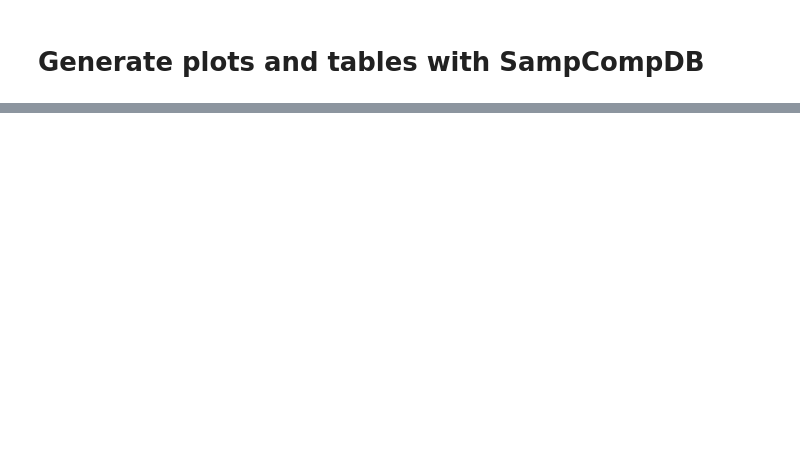
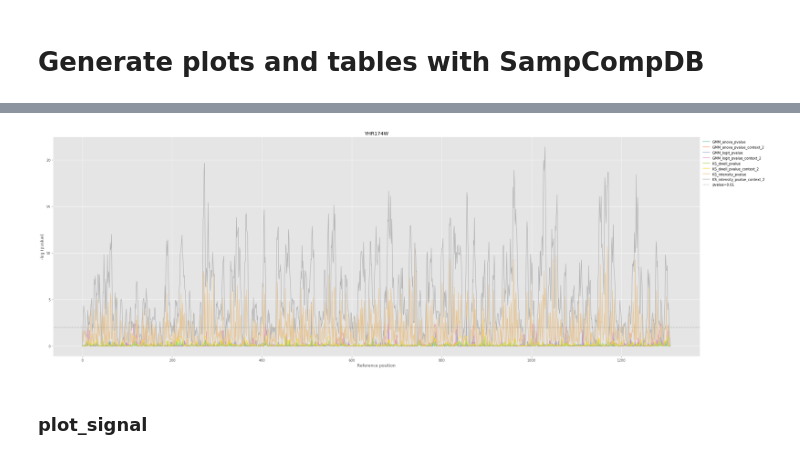
Before and after one commit to tleonardi/nanocompore, a Jupyter notebook: docs/demo/SampCompDB_usage.ipynb, the cells around one changed output, grey strips where cells are left out. Saved outputs shown, nothing was run; the diff lists cells and outputs as text; code cells hidden in the pictures; blank space fills up the shorter version.

```diff
--- a/docs/demo/SampCompDB_usage.ipynb
+++ b/docs/demo/SampCompDB_usage.ipynb
@@ -104,0 +278,9 @@ And the original data of the positions of interest can be investigated further w
+# %%
+# Reload DB
+db = SampCompDB (db_prefix = "results/yeast_", fasta_fn = "references/yeast/Yeast_transcriptome.fa", log_level="warning")
+# Plot
+fig, ax = db.plot_pvalue ("YHR174W")
+# %% [output]
+[figure, added]
+# %% [markdown]
+### plot_signal
```
Also changed, not shown: parts of 56 cells of this notebook, 3 other files.
